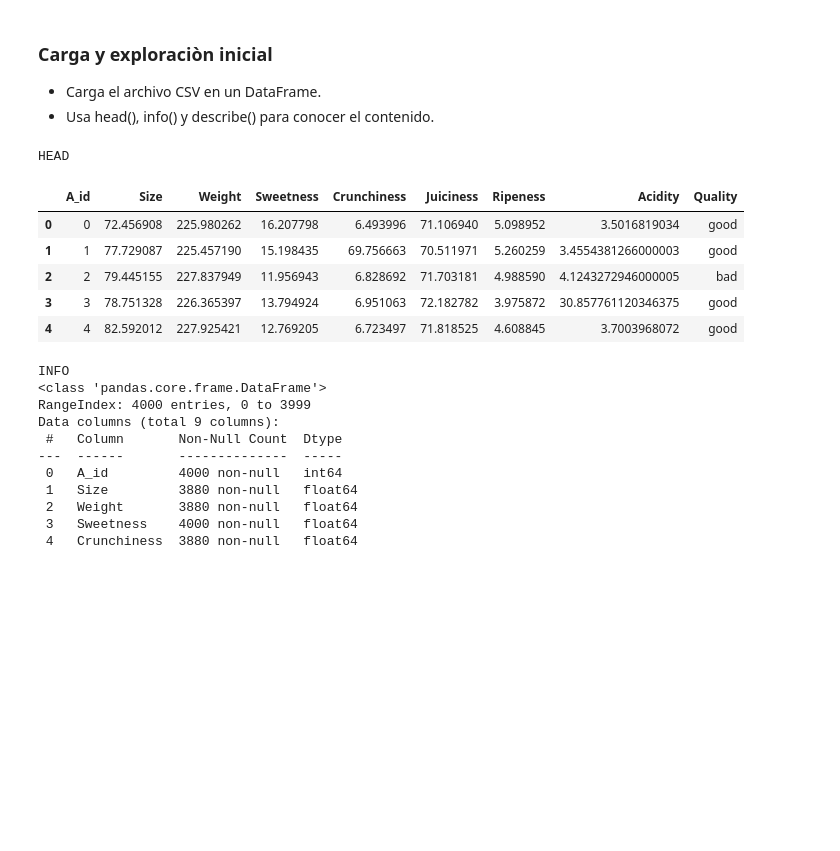
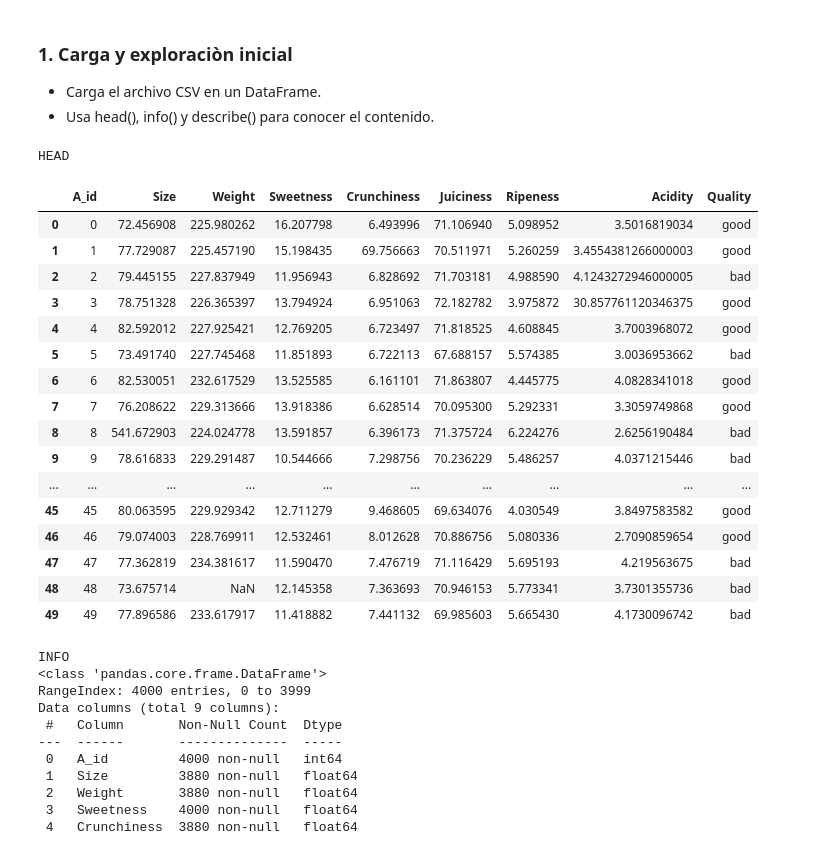
Before and after one commit to LuisEnriquePH/apple-quality-analisis, a Jupyter notebook: netebooks/manzanas.ipynb, the cells around one changed output. Saved outputs shown, nothing was run; the diff lists cells and outputs as text; code cells hidden in the pictures; blank space fills up the shorter version.

```diff
--- a/netebooks/manzanas.ipynb
+++ b/netebooks/manzanas.ipynb
@@ -1,20 +7,31 @@
 # %% [markdown]
-### Carga y exploraciòn inicial
+### 1. Carga y exploraciòn inicial
 - Carga el archivo CSV en un DataFrame.
 - Usa head(), info() y describe() para conocer el contenido.
 # %%
-import pandas as pd
 df = pd.read_csv('../data/manzanas.csv')  #Iportando datos con pandas
 print("HEAD")
-df.head() #Mostrando las primeras 5 columnas
+#Mostrando las primeras 30 filas
+df.head(50)
 # %% [output]
 HEAD
 |  | A_id | Size | Weight | Sweetness | Crunchiness | Juiciness | Ripeness | Acidity | Quality |
 | 0 | 0 | 72.456908 | 225.980262 | 16.207798 | 6.493996 | 71.106940 | 5.098952 | 3.5016819034 | good |
 | 1 | 1 | 77.729087 | 225.457190 | 15.198435 | 69.756663 | 70.511971 | 5.260259 | 3.4554381266000003 | good |
 | 2 | 2 | 79.445155 | 227.837949 | 11.956943 | 6.828692 | 71.703181 | 4.988590 | 4.1243272946000005 | bad |
 | 3 | 3 | 78.751328 | 226.365397 | 13.794924 | 6.951063 | 72.182782 | 3.975872 | 30.857761120346375 | good |
 | 4 | 4 | 82.592012 | 227.925421 | 12.769205 | 6.723497 | 71.818525 | 4.608845 | 3.7003968072 | good |
+| 5 | 5 | 73.491740 | 227.745468 | 11.851893 | 6.722113 | 67.688157 | 5.574385 | 3.0036953662 | bad |
+| 6 | 6 | 82.530051 | 232.617529 | 13.525585 | 6.161101 | 71.863807 | 4.445775 | 4.0828341018 | good |
+| 7 | 7 | 76.208622 | 229.313666 | 13.918386 | 6.628514 | 70.095300 | 5.292331 | 3.3059749868 | good |
+| 8 | 8 | 541.672903 | 224.024778 | 13.591857 | 6.396173 | 71.375724 | 6.224276 | 2.6256190484 | bad |
+| 9 | 9 | 78.616833 | 229.291487 | 10.544666 | 7.298756 | 70.236229 | 5.486257 | 4.0371215446 | bad |
+| ... | ... | ... | ... | ... | ... | ... | ... | ... | ... |
+| 45 | 45 | 80.063595 | 229.929342 | 12.711279 | 9.468605 | 69.634076 | 4.030549 | 3.8497583582 | good |
+| 46 | 46 | 79.074003 | 228.769911 | 12.532461 | 8.012628 | 70.886756 | 5.080336 | 2.7090859654 | good |
+| 47 | 47 | 77.362819 | 234.381617 | 11.590470 | 7.476719 | 71.116429 | 5.695193 | 4.219563675 | bad |
+| 48 | 48 | 73.675714 | NaN | 12.145358 | 7.363693 | 70.946153 | 5.773341 | 3.7301355736 | bad |
+| 49 | 49 | 77.896586 | 233.617917 | 11.418882 | 7.441132 | 69.985603 | 5.665430 | 4.1730096742 | bad |
 # %%
 print("INFO")
 df.info() # Verificando la informacion general
```
Also changed, not shown: parts of 27 cells of this notebook.
